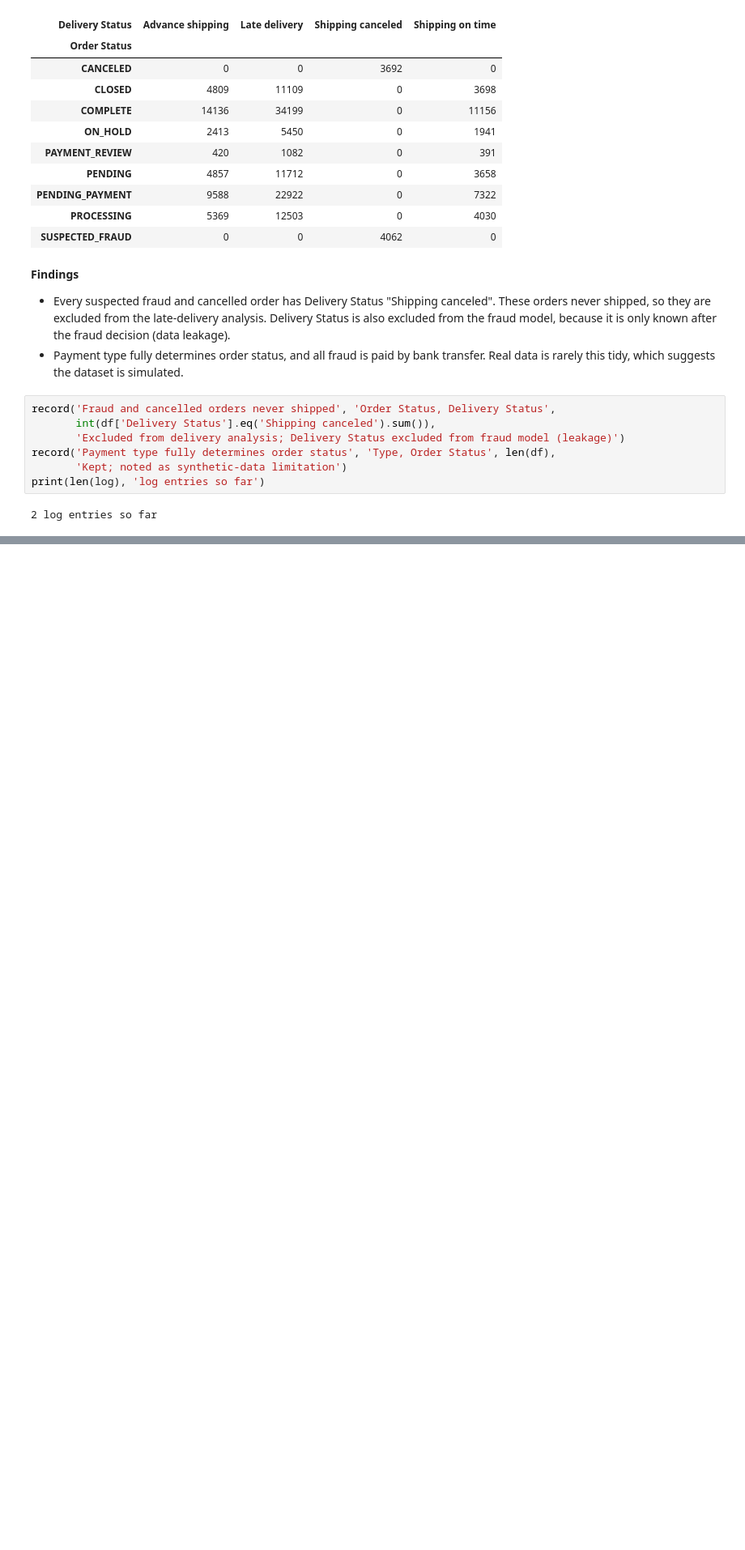
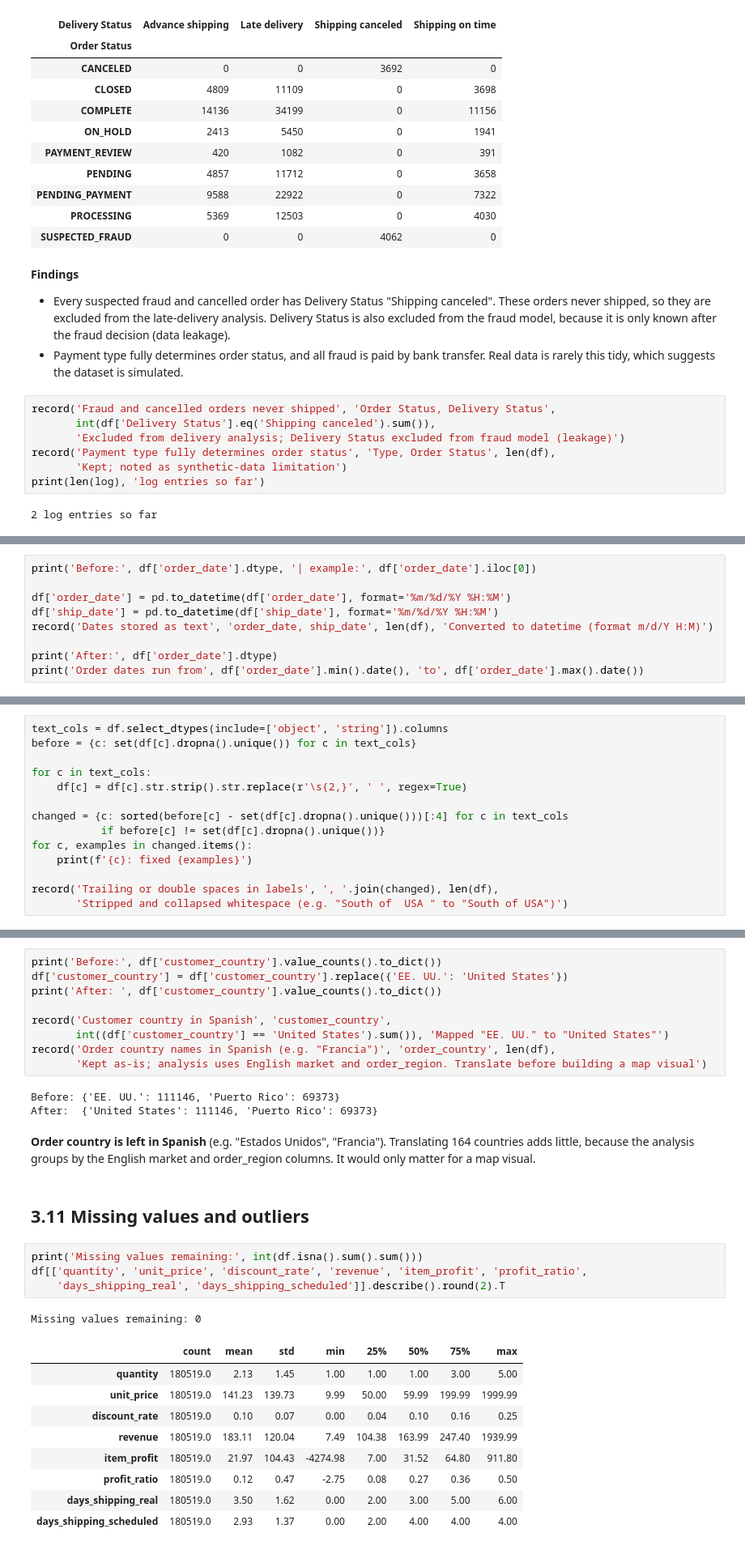
Before and after one commit to GLICON/dataco-supply-chain-analysis, a Jupyter notebook: notebooks/01-data_cleaning.ipynb, the cells around one changed output, grey strips where cells are left out. Shown at 81% size. Saved outputs shown, nothing was run; the diff lists cells and outputs as text; blank space fills up the shorter version.

Commit message:
Drop and rename columns, fix dates, clean text and check outliers

```diff
--- a/notebooks/01-data_cleaning.ipynb
+++ b/notebooks/01-data_cleaning.ipynb
@@ -230,0 +312,9 @@ print(len(log), 'log entries so far')
+# %%
+print('Before:', df['order_date'].dtype, '| example:', df['order_date'].iloc[0])
+
+df['order_date'] = pd.to_datetime(df['order_date'], format='%m/%d/%Y %H:%M')
+df['ship_date'] = pd.to_datetime(df['ship_date'], format='%m/%d/%Y %H:%M')
+record('Dates stored as text', 'order_date, ship_date', len(df), 'Converted to datetime (format m/d/Y H:M)')
+
+print('After:', df['order_date'].dtype)
+print('Order dates run from', df['order_date'].min().date(), 'to', df['order_date'].max().date())
@@ -230,0 +344,14 @@ print(len(log), 'log entries so far')
+# %%
+text_cols = df.select_dtypes(include=['object', 'string']).columns
+before = {c: set(df[c].dropna().unique()) for c in text_cols}
+
+for c in text_cols:
+    df[c] = df[c].str.strip().str.replace(r'\s{2,}', ' ', regex=True)
+
+changed = {c: sorted(before[c] - set(df[c].dropna().unique()))[:4] for c in text_cols
+           if before[c] != set(df[c].dropna().unique())}
+for c, examples in changed.items():
+    print(f'{c}: fixed {examples}')
+
+record('Trailing or double spaces in labels', ', '.join(changed), len(df),
+       'Stripped and collapsed whitespace (e.g. "South of  USA " to "South of USA")')
@@ -230,0 +363,31 @@ print(len(log), 'log entries so far')
+# %%
+print('Before:', df['customer_country'].value_counts().to_dict())
+df['customer_country'] = df['customer_country'].replace({'EE. UU.': 'United States'})
+print('After: ', df['customer_country'].value_counts().to_dict())
+
+record('Customer country in Spanish', 'customer_country',
+       int((df['customer_country'] == 'United States').sum()), 'Mapped "EE. UU." to "United States"')
+record('Order country names in Spanish (e.g. "Francia")', 'order_country', len(df),
+       'Kept as-is; analysis uses English market and order_region. Translate before building a map visual')
+# %% [output]
+Before: {'EE. UU.': 111146, 'Puerto Rico': 69373}
+After:  {'United States': 111146, 'Puerto Rico': 69373}
+# %% [markdown]
+**Order country is left in Spanish** (e.g. "Estados Unidos", "Francia"). Translating 164 countries adds little, because the analysis groups by the English market and order_region columns. It would only matter for a map visual.
+# %% [markdown]
+## 3.11 Missing values and outliers
+# %%
+print('Missing values remaining:', int(df.isna().sum().sum()))
+df[['quantity', 'unit_price', 'discount_rate', 'revenue', 'item_profit', 'profit_ratio',
+    'days_shipping_real', 'days_shipping_scheduled']].describe().round(2).T
+# %% [output]
+Missing values remaining: 0
+|  | count | mean | std | min | 25% | 50% | 75% | max |
+| quantity | 180519.0 | 2.13 | 1.45 | 1.00 | 1.00 | 1.00 | 3.00 | 5.00 |
+| unit_price | 180519.0 | 141.23 | 139.73 | 9.99 | 50.00 | 59.99 | 199.99 | 1999.99 |
+| discount_rate | 180519.0 | 0.10 | 0.07 | 0.00 | 0.04 | 0.10 | 0.16 | 0.25 |
+| revenue | 180519.0 | 183.11 | 120.04 | 7.49 | 104.38 | 163.99 | 247.40 | 1939.99 |
+| item_profit | 180519.0 | 21.97 | 104.43 | -4274.98 | 7.00 | 31.52 | 64.80 | 911.80 |
+| profit_ratio | 180519.0 | 0.12 | 0.47 | -2.75 | 0.08 | 0.27 | 0.36 | 0.50 |
+| days_shipping_real | 180519.0 | 3.50 | 1.62 | 0.00 | 2.00 | 3.00 | 5.00 | 6.00 |
+| days_shipping_scheduled | 180519.0 | 2.93 | 1.37 | 0.00 | 2.00 | 4.00 | 4.00 | 4.00 |
```
Also changed, not shown: parts of 29 cells of this notebook, 1 other file.
